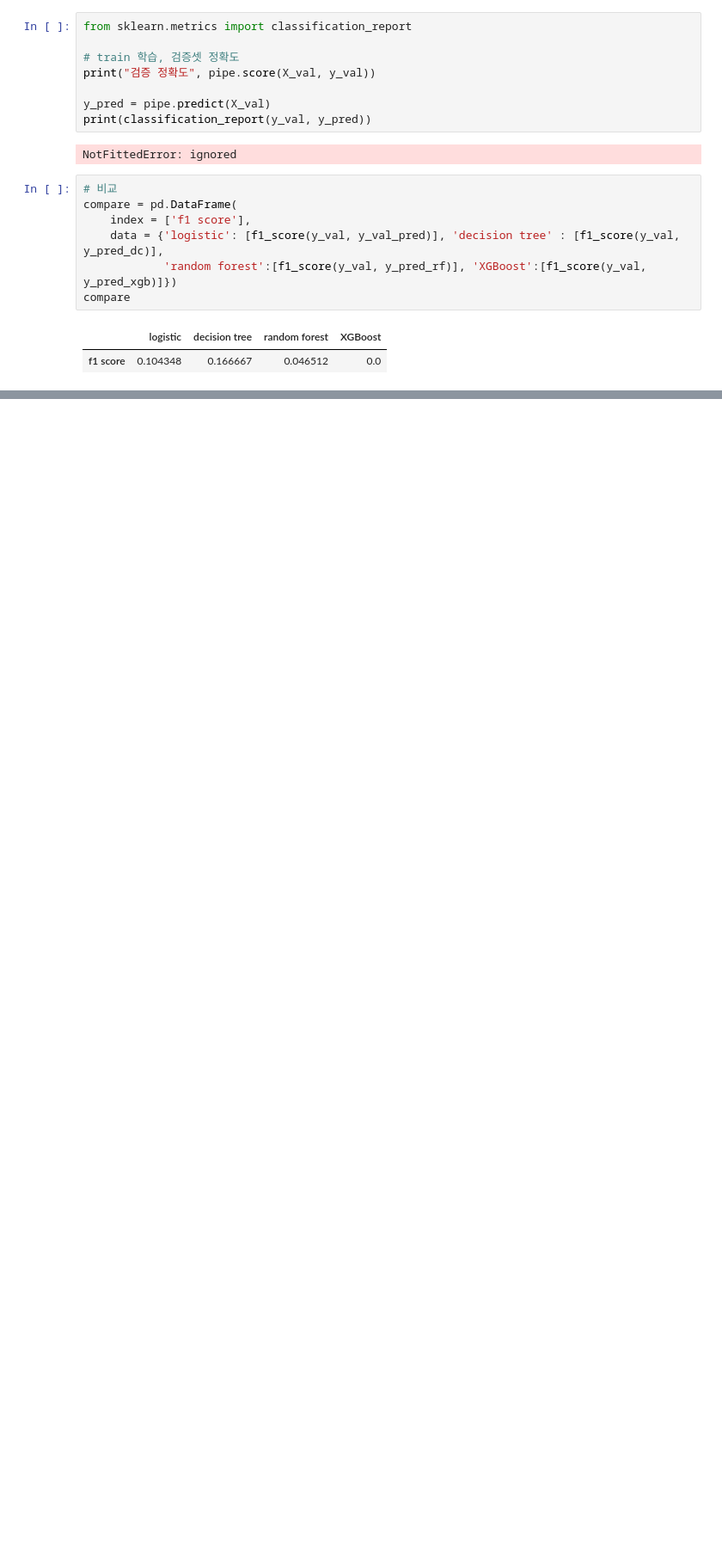
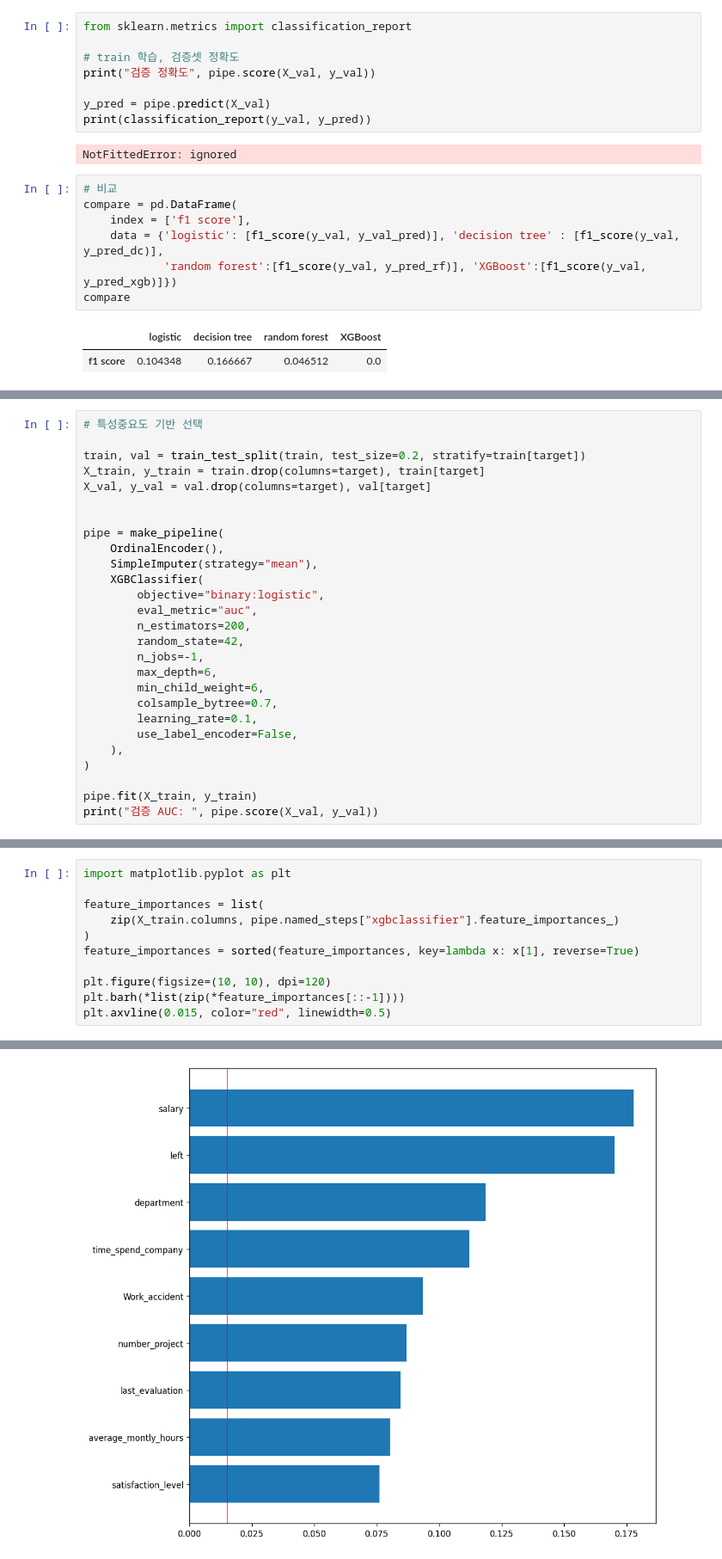
Before and after one commit to haylee94/Section-2_Project-, a Jupyter notebook: section2_project.ipynb, the cells around one changed output, grey strips where cells are left out. Shown: that part at 86% size. Cells and saved outputs as stored; diff of their text form; blank space fills up the shorter version.

```diff
--- a/section2_project.ipynb
+++ b/section2_project.ipynb
@@ -1847,0 +2153,27 @@ compare
+# %%
+# 특성중요도 기반 선택
+
+train, val = train_test_split(train, test_size=0.2, stratify=train[target])
+X_train, y_train = train.drop(columns=target), train[target]
+X_val, y_val = val.drop(columns=target), val[target]
+
+
+pipe = make_pipeline(
+    OrdinalEncoder(),
+    SimpleImputer(strategy="mean"),
+    XGBClassifier(
+        objective="binary:logistic",
+        eval_metric="auc",
+        n_estimators=200,
+        random_state=42,
+        n_jobs=-1,
+        max_depth=6,
+        min_child_weight=6,
+        colsample_bytree=0.7,
+        learning_rate=0.1,
+        use_label_encoder=False,
+    ),
+)
+
+pipe.fit(X_train, y_train)
+print("검증 AUC: ", pipe.score(X_val, y_val))
@@ -1847,0 +2182,12 @@ compare
+# %%
+import matplotlib.pyplot as plt
+
+feature_importances = list(
+    zip(X_train.columns, pipe.named_steps["xgbclassifier"].feature_importances_)
+)
+feature_importances = sorted(feature_importances, key=lambda x: x[1], reverse=True)
+
+plt.figure(figsize=(10, 10), dpi=120)
+plt.barh(*list(zip(*feature_importances[::-1])))
+plt.axvline(0.015, color="red", linewidth=0.5)
+# %% [output]
@@ -1847,0 +2195 @@ compare
+[figure, added]
```
Also changed, not shown: parts of 26 cells of this notebook.
